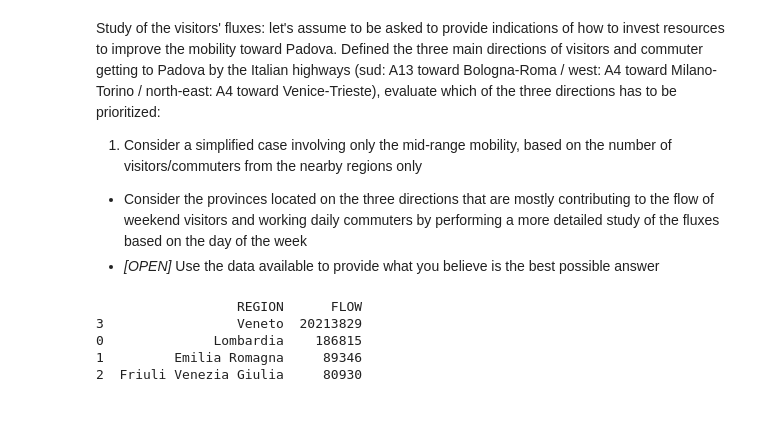
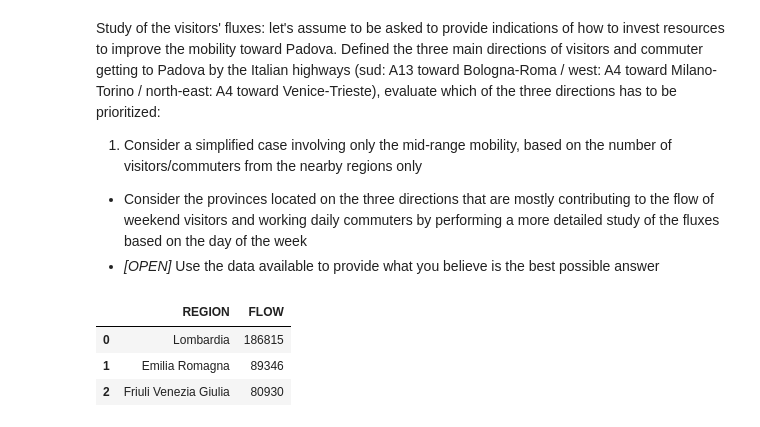
Before and after one commit to RMilock/LCP_projects_Y3, a Jupyter notebook: Prel_Proj11_point4.ipynb, the cells around one changed output. Drawn from its saved outputs; the diff is of its cells as text; code cells hidden in the pictures.

```diff
--- a/Prel_Proj11_point4.ipynb
+++ b/Prel_Proj11_point4.ipynb
@@ -117,8 +117,8 @@ codici_nazioni[108:112]
  * _[OPEN]_ Use the data available to provide what you believe is the best possible answer
 # %%
 #For the regions of interest insert the region capital names and the region names
-cap=['Milano', 'Bologna', 'Trieste', 'Venezia']
-reg=['Lombardia', 'Emilia Romagna', 'Friuli Venezia Giulia', 'Veneto']
+cap=['Milano', 'Bologna', 'Trieste']
+reg=['Lombardia', 'Emilia Romagna', 'Friuli Venezia Giulia']
 
 #Function to obtain the info of the regions of interest
 def info_regions(codici_istat_provincia, capoluogo):
@@ -126,45 +126,46 @@ def info_regions(codici_istat_provincia, capoluogo):
     info_reg=codici_istat_provincia[codici_istat_provincia['COD_REG'] == cod_reg]
     return info_reg
 
-#Create a dictionary of dataframes for the different regions
+#Create a dictionary of dataframes for the different regions (cod info only)
 d = {}
 cod_int=[]
 for c in cap:
     d[reg[cap.index(c)]] = pd.DataFrame(info_regions(codici_istat_provincia,c))
 
 
-#dataframe d[key] with key=reg[0]
+#dataframe d[key] with key=reg[i], data: |COD_REG|COD_PRO|PROVINCIA|PROV_SIGLA
+
+
 ##stampa dei dataframe
 #for i in range(len(reg)):
-#    print(d[reg[i]])
+    #print(d[reg[0]])
 #    print("\n")
 
 #d[reg[0]]
-#d[reg[i]].iloc[:,1]
+#print(d[reg[i]].iloc[:,1])
 #d[reg[0]].iat[1,1]
 # %%
 #######4.1: STUDY OF THE FLUXES OF NEARBY REGIONS TO FIND WHICH OF THE THREE DIRECTIONS HAS TO BE PRIORITIZED######
 
 #Function to calculate the total flow of the regions of interest
 def flow_regions(data_day_od, cod_all_prov):
     flow_sum=data_day_od.groupby([data_day_od['COD_PRO'].isin(cod_all_prov)])['FLOW'].sum()
-    return flow_sum[1] #true is the second one
-    #FIND A WAY TO CHECK ON THE TRUE VARIABLE
+    flow_sum=flow_sum.reset_index()
+    return flow_sum['FLOW'][flow_sum['COD_PRO'] == True][1]
 
-#Create a dictionary for the different regions with the total flux
+#Create a dictionary for the the total flux for the different regions
 d_flow = {}
 for i in range(len(reg)):
     d_flow[reg[i]] = flow_regions(data_day_od, d[reg[i]]['COD_PRO'].values[:])
 
+#Dataframe with the total flux for the regions of interest, flow: REGION|FLOW|
+flow= pd.DataFrame(d_flow.items(), columns=['REGION', 'FLOW']).sort_values(by='FLOW', ascending=False)
 
-#Dataframe with the total flux for the regions of interest
-flow= pd.DataFrame(d_flow.items(), columns=['REGION', 'FLOW'])
-print(flow.sort_values(by='FLOW', ascending=False))
-print("\n")
+#print dataset
+flow.style
 # %% [output]
-                  REGION      FLOW
-3                 Veneto  20213829
-0              Lombardia    186815
-1         Emilia Romagna     89346
-2  Friuli Venezia Giulia     80930
+|  | REGION | FLOW |
+| 0 | Lombardia | 186815 |
+| 1 | Emilia Romagna | 89346 |
+| 2 | Friuli Venezia Giulia | 80930 |
 # %%
```
Also changed, not shown: parts of 7 cells of this notebook.
